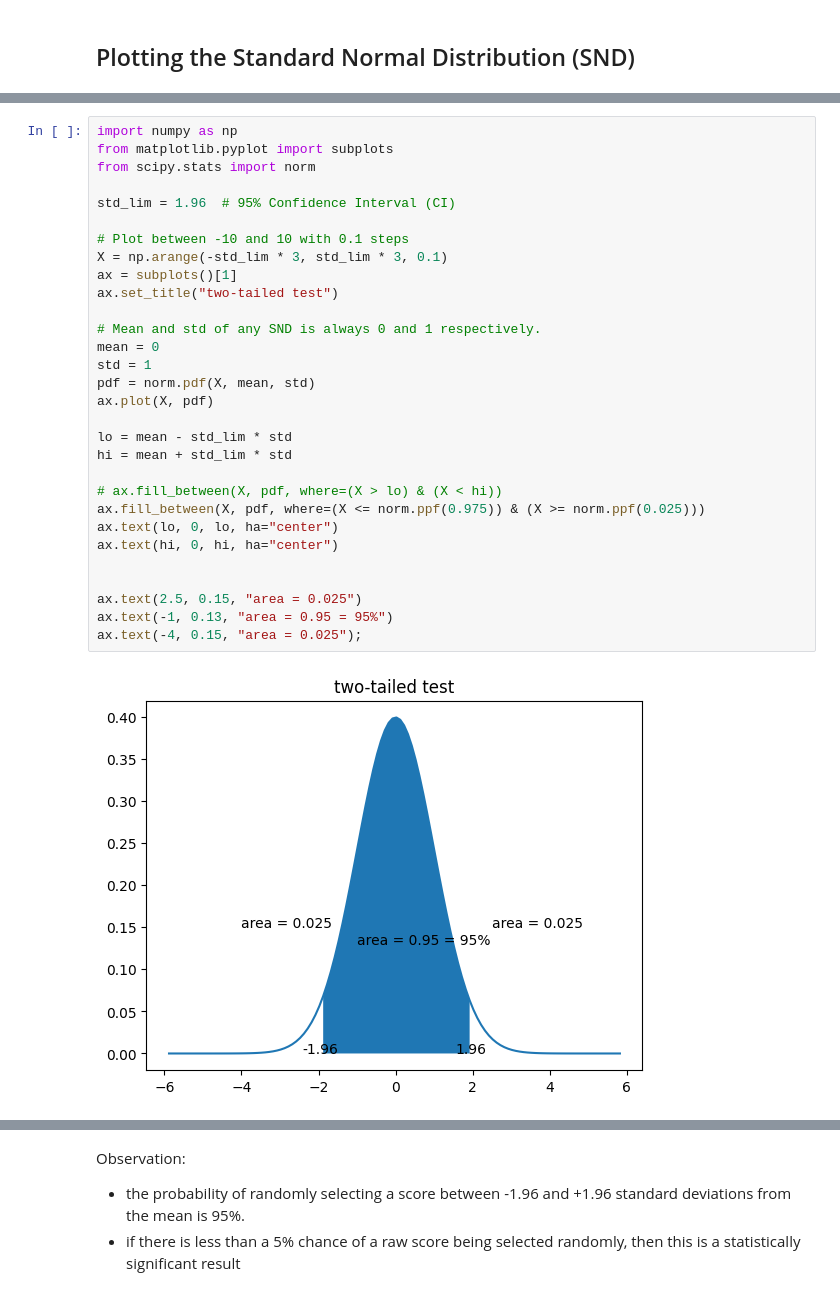
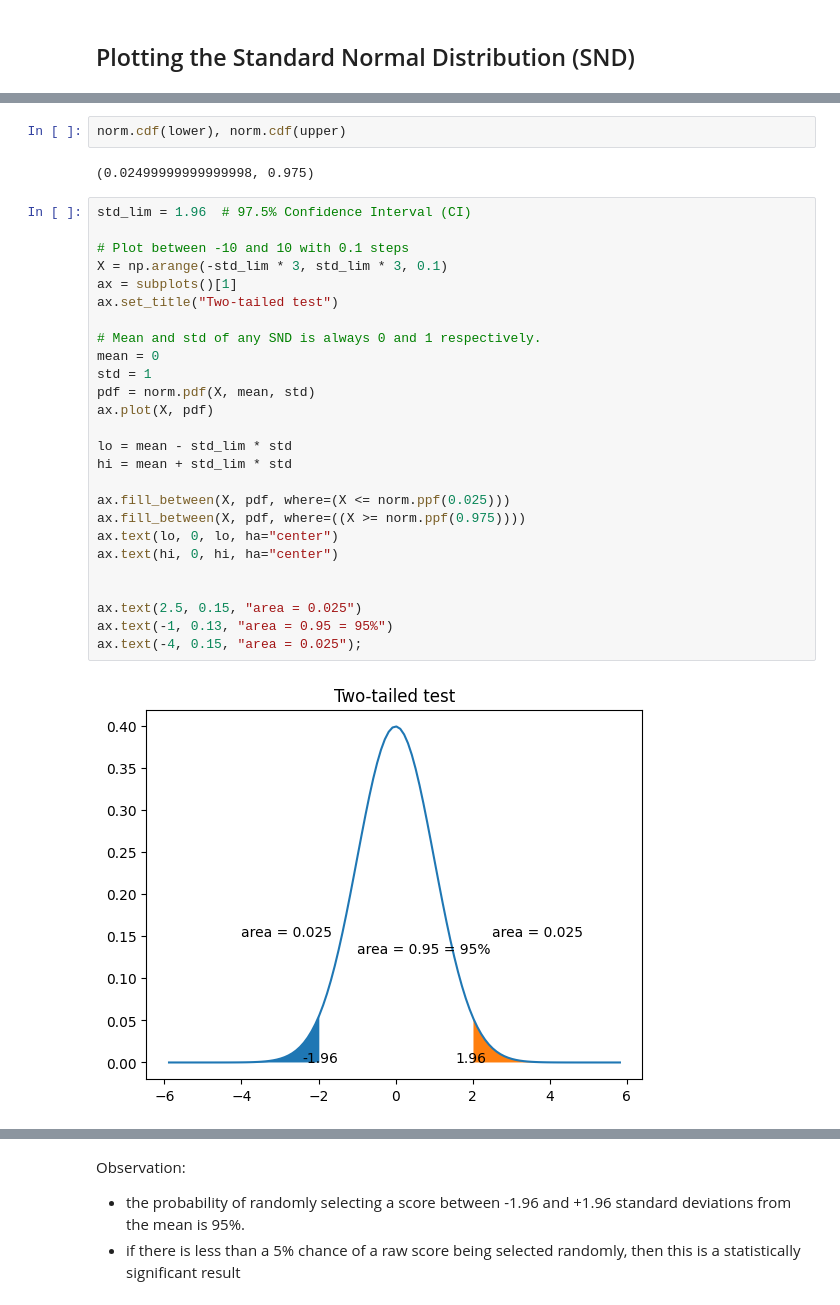
Before and after one commit to alextanhongpin/python-experimentation-for-engineers, a Jupyter notebook: 02_ab_test_summary.ipynb, the cells around one changed output, grey strips where cells are left out. Drawn from its saved outputs; the diff is of its cells as text.

```diff
--- a/02_ab_test_summary.ipynb
+++ b/02_ab_test_summary.ipynb
@@ -74,32 +100,32 @@ p, p < 0.05
+# %%
+norm.cdf(lower), norm.cdf(upper)
+# %% [output]
+(0.02499999999999998, 0.975)
 # %%
-import numpy as np
-from matplotlib.pyplot import subplots
-from scipy.stats import norm
-
-std_lim = 1.96  # 95% Confidence Interval (CI)
+std_lim = 1.96  # 97.5% Confidence Interval (CI)
 
 # Plot between -10 and 10 with 0.1 steps
 X = np.arange(-std_lim * 3, std_lim * 3, 0.1)
 ax = subplots()[1]
-ax.set_title("two-tailed test")
+ax.set_title("Two-tailed test")
 
 # Mean and std of any SND is always 0 and 1 respectively.
 mean = 0
 std = 1
 pdf = norm.pdf(X, mean, std)
 ax.plot(X, pdf)
 
 lo = mean - std_lim * std
 hi = mean + std_lim * std
 
-# ax.fill_between(X, pdf, where=(X > lo) & (X < hi))
-ax.fill_between(X, pdf, where=(X <= norm.ppf(0.975)) & (X >= norm.ppf(0.025)))
+ax.fill_between(X, pdf, where=(X <= norm.ppf(0.025)))
+ax.fill_between(X, pdf, where=((X >= norm.ppf(0.975))))
 ax.text(lo, 0, lo, ha="center")
 ax.text(hi, 0, hi, ha="center")
 
 
 ax.text(2.5, 0.15, "area = 0.025")
 ax.text(-1, 0.13, "area = 0.95 = 95%")
 ax.text(-4, 0.15, "area = 0.025");
 # %% [output]
-[figure, old version]
+[figure, new version]
```
Also changed, not shown: parts of 39 cells of this notebook, 8 other files.
